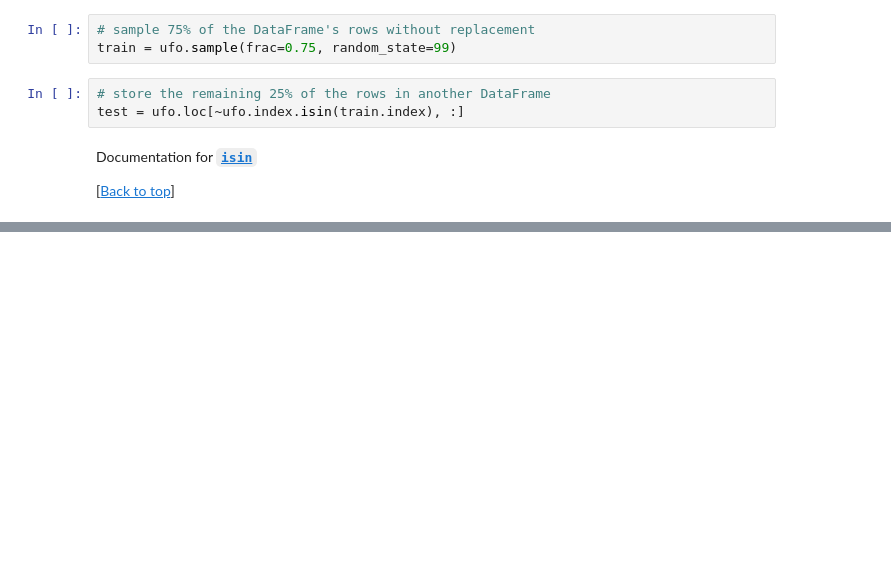
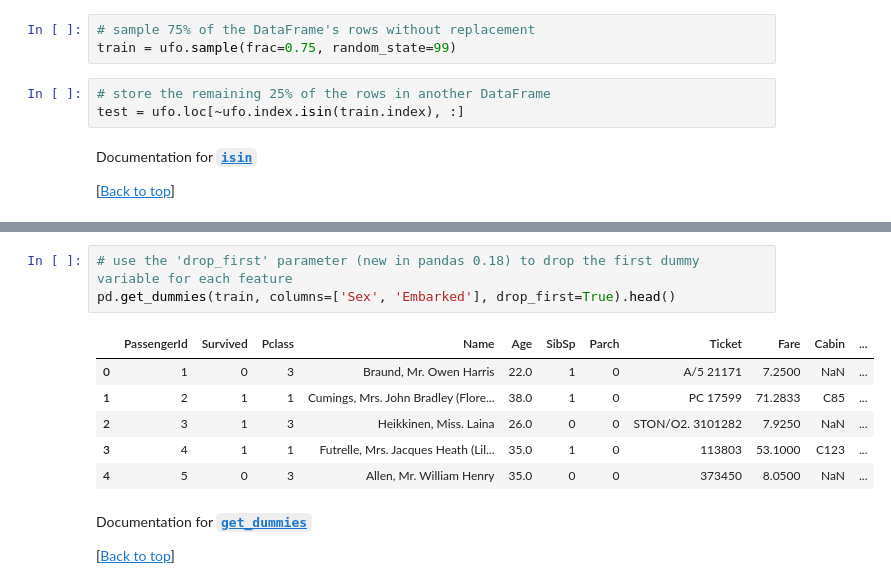
Before and after one commit to justmarkham/pandas-videos, a Jupyter notebook: pandas.ipynb, the cells around one changed output, grey strips where cells are left out. Cells and saved outputs as stored; diff of their text form; blank space fills up the shorter version.

Commit message:
add code for video 24

```diff
--- a/pandas.ipynb
+++ b/pandas.ipynb
@@ -2419,0 +2553,14 @@ Documentation for [**`isin`**](http://pandas.pydata.org/pandas-docs/stable/gener
+# %%
+# use the 'drop_first' parameter (new in pandas 0.18) to drop the first dummy variable for each feature
+pd.get_dummies(train, columns=['Sex', 'Embarked'], drop_first=True).head()
+# %% [output]
+|  | PassengerId | Survived | Pclass | Name | Age | SibSp | Parch | Ticket | Fare | Cabin | ... |
+| 0 | 1 | 0 | 3 | Braund, Mr. Owen Harris | 22.0 | 1 | 0 | A/5 21171 | 7.2500 | NaN | ... |
+| 1 | 2 | 1 | 1 | Cumings, Mrs. John Bradley (Flore... | 38.0 | 1 | 0 | PC 17599 | 71.2833 | C85 | ... |
+| 2 | 3 | 1 | 3 | Heikkinen, Miss. Laina | 26.0 | 0 | 0 | STON/O2. 3101282 | 7.9250 | NaN | ... |
+| 3 | 4 | 1 | 1 | Futrelle, Mrs. Jacques Heath (Lil... | 35.0 | 1 | 0 | 113803 | 53.1000 | C123 | ... |
+| 4 | 5 | 0 | 3 | Allen, Mr. William Henry | 35.0 | 0 | 0 | 373450 | 8.0500 | NaN | ... |
+# %% [markdown]
+Documentation for [**`get_dummies`**](http://pandas.pydata.org/pandas-docs/stable/generated/pandas.get_dummies.html)
+
+[<a href="#Python-pandas-Q&A-video-series-by-Data-School">Back to top</a>]
```
Also changed, not shown: parts of 17 cells of this notebook, 1 other file.
